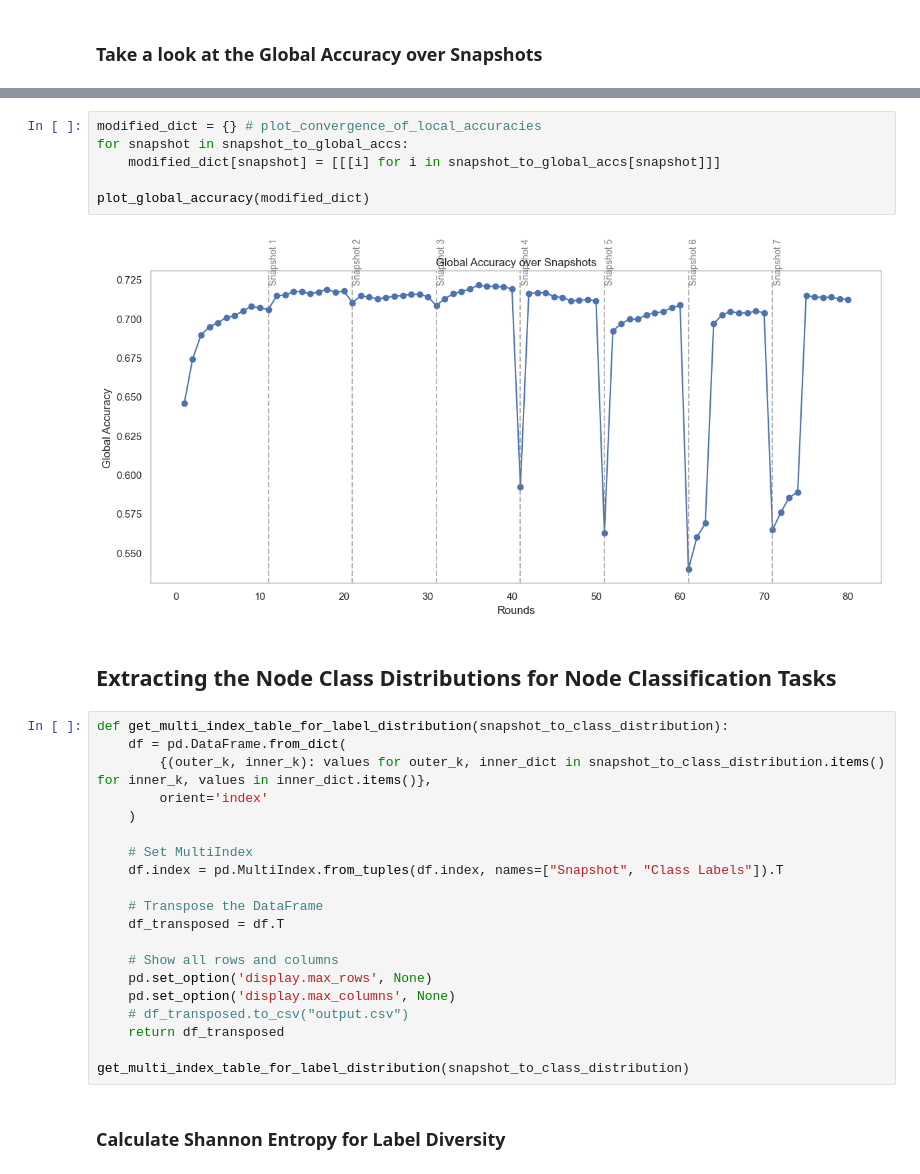
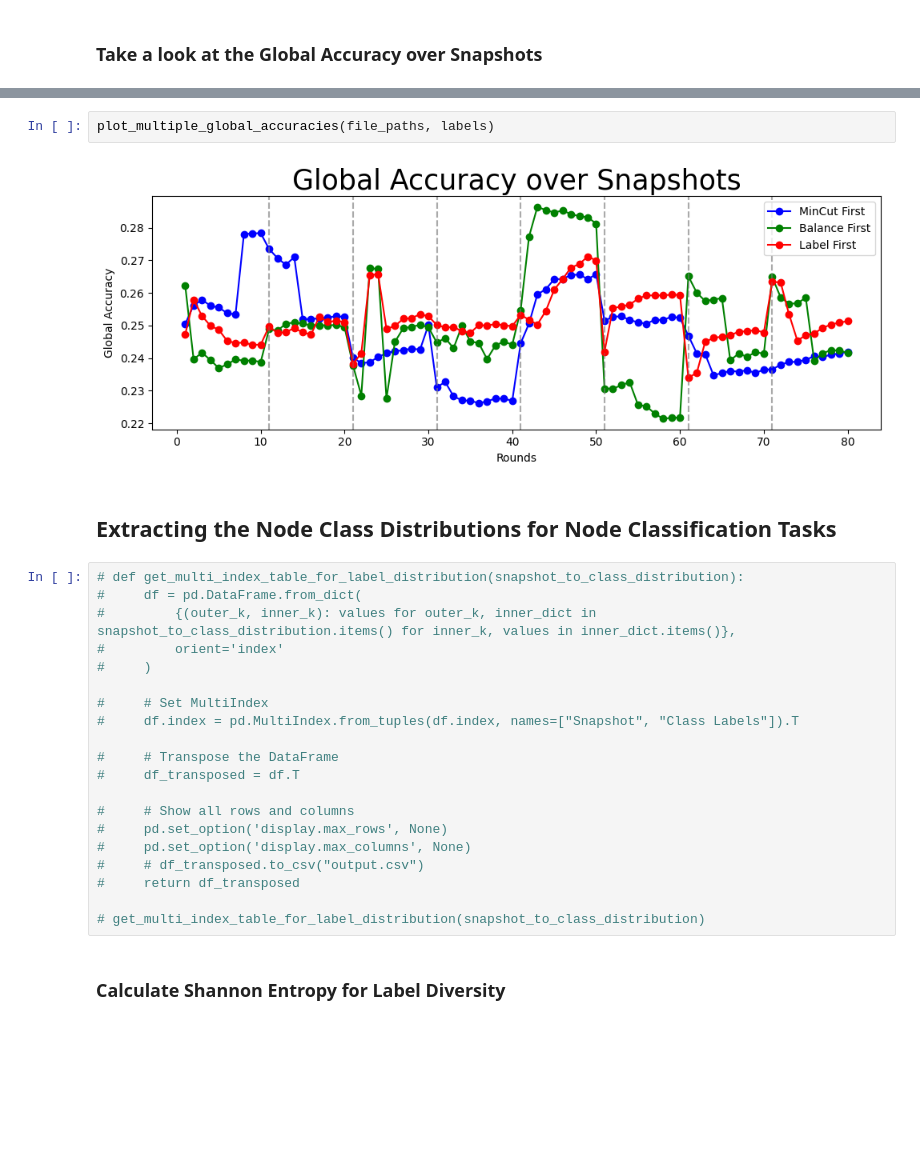
Before and after one commit to Ashley0909/DG-CoLearn, a Jupyter notebook: analysis_gpa.ipynb, the cells around one changed output, grey strips where cells are left out. Saved outputs shown, nothing was run; the diff lists cells and outputs as text; blank space fills up the shorter version.

```diff
--- a/analysis_gpa.ipynb
+++ b/analysis_gpa.ipynb
@@ -368,35 +519,31 @@ def plot_global_accuracy(snapshot_data):
     plt.tight_layout()
     plt.show()
-# %%
-modified_dict = {} # plot_convergence_of_local_accuracies
-for snapshot in snapshot_to_global_accs:
-    modified_dict[snapshot] = [[[i] for i in snapshot_to_global_accs[snapshot]]]
-
-plot_global_accuracy(modified_dict)
-# %% [output]
-[figure, removed]
+# %%
+plot_multiple_global_accuracies(file_paths, labels)
+# %% [output]
+[figure, added]
 # %% [markdown]
 ## Extracting the Node Class Distributions for Node Classification Tasks
 # %%
-def get_multi_index_table_for_label_distribution(snapshot_to_class_distribution):
-    df = pd.DataFrame.from_dict(
-        {(outer_k, inner_k): values for outer_k, inner_dict in snapshot_to_class_distribution.items() for inner_k, values in inner_dict.items()},
-        orient='index'
-    )
+# def get_multi_index_table_for_label_distribution(snapshot_to_class_distribution):
+#     df = pd.DataFrame.from_dict(
+#         {(outer_k, inner_k): values for outer_k, inner_dict in snapshot_to_class_distribution.items() for inner_k, values in inner_dict.items()},
+#         orient='index'
+#     )
 
-    # Set MultiIndex
-    df.index = pd.MultiIndex.from_tuples(df.index, names=["Snapshot", "Class Labels"]).T
+#     # Set MultiIndex
+#     df.index = pd.MultiIndex.from_tuples(df.index, names=["Snapshot", "Class Labels"]).T
 
-    # Transpose the DataFrame
-    df_transposed = df.T
+#     # Transpose the DataFrame
+#     df_transposed = df.T
 
-    # Show all rows and columns
-    pd.set_option('display.max_rows', None)
-    pd.set_option('display.max_columns', None)
-    # df_transposed.to_csv("output.csv")
-    return df_transposed
+#     # Show all rows and columns
+#     pd.set_option('display.max_rows', None)
+#     pd.set_option('display.max_columns', None)
+#     # df_transposed.to_csv("output.csv")
+#     return df_transposed
 
-get_multi_index_table_for_label_distribution(snapshot_to_class_distribution)
+# get_multi_index_table_for_label_distribution(snapshot_to_class_distribution)
 # %% [markdown]
 ### Calculate Shannon Entropy for Label Diversity
 # %%
```
Also changed, not shown: parts of 17 cells of this notebook, 11 other files.
